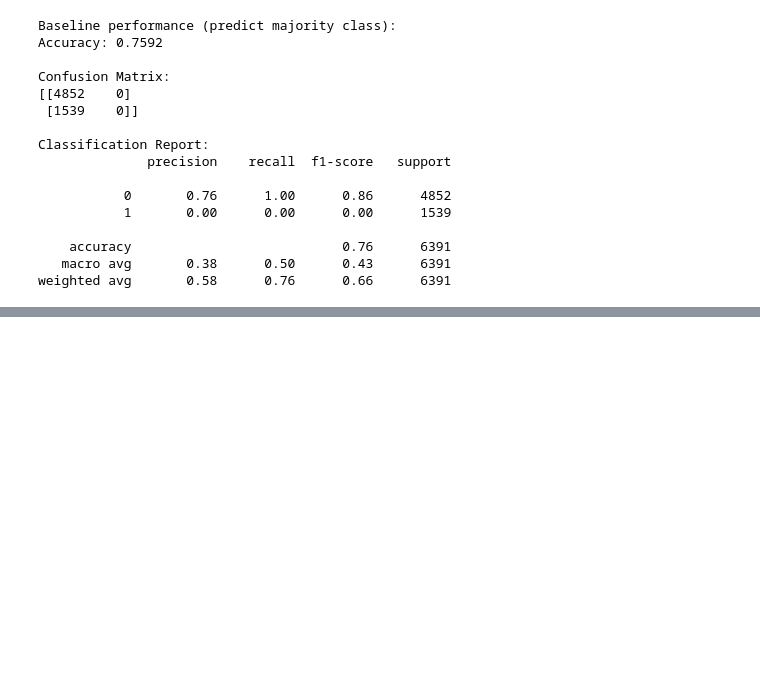
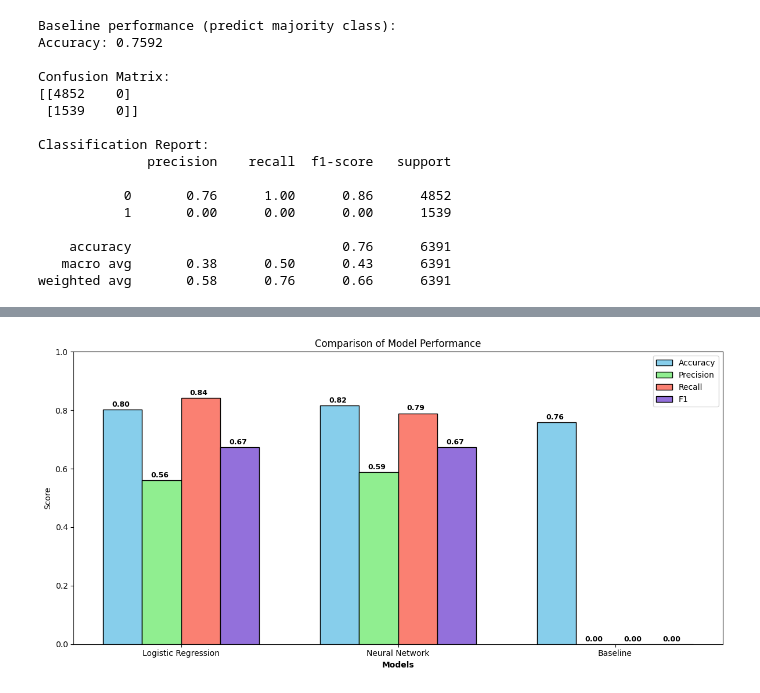
Before and after one commit to ggoel3/DS_Adult_Income, a Jupyter notebook: DataWorkflow_Adult_Census_Income.ipynb, the cells around one changed output, grey strips where cells are left out. Drawn from its saved outputs; the diff is of its cells as text; code cells hidden in the pictures; blank space fills up the shorter version.

Commit message:
Add visualization code

```diff
--- a/DataWorkflow_Adult_Census_Income.ipynb
+++ b/DataWorkflow_Adult_Census_Income.ipynb
@@ -608,0 +585,77 @@ imbalanced-learn version: 0.13.0
+# %%
+########## MODEL COMPARISON VISUALIZATION ##########
+
+
+# Define metrics as a list of dicts for each model
+results = [
+    {
+        'model': 'Logistic Regression',
+        'accuracy': 0.8025,
+        'precision': 0.5598,
+        'recall': 0.8428,
+        'f1': 0.6727
+    },
+    {
+        'model': 'Neural Network',
+        'accuracy': 0.8163,
+        'precision': 0.5884,
+        'recall': 0.7895,
+        'f1': 0.6743
+    },
+    {
+        'model': 'Baseline',
+        'accuracy': 0.7592,
+        'precision': 0.0000,
+        'recall': 0.0000,
+        'f1': 0.0000
+    }
+]
+
+# Extract metric names dynamically
+metric_names = ['accuracy', 'precision', 'recall', 'f1']
+models = [r['model'] for r in results]
+
+# Prepare data for each metric
+metrics_values = {metric: [r[metric] for r in results] for metric in metric_names}
+
+# Bar settings
+bar_width = 0.18
+positions = np.arange(len(models))
+# Compute positions for each metric
+all_positions = [
+    [pos + i*bar_width for pos in positions]
+    for i in range(len(metric_names))
+]
+
+plt.figure(figsize=(12,6))
+
+colors = ['skyblue', 'lightgreen', 'salmon', 'mediumpurple']
+
+# Plot each metric
+for idx, metric in enumerate(metric_names):
+    plt.bar(
+        all_positions[idx],
+        metrics_values[metric],
+        color=colors[idx],
+        width=bar_width,
+        edgecolor='black',
+        label=metric.capitalize()
+    )
+
+# Add text labels on top of bars
+for idx, metric in enumerate(metric_names):
+    for i, v in enumerate(metrics_values[metric]):
+        plt.text(all_positions[idx][i]-0.05, v+0.01, f"{v:.2f}", fontweight='bold', fontsize=9)
+
+# Labels and title
+plt.xlabel('Models', fontweight='bold')
+plt.ylabel('Score')
+plt.title('Comparison of Model Performance')
+plt.xticks([pos + (bar_width*(len(metric_names)-1)/2) for pos in positions], models)
+plt.ylim(0,1)
+plt.legend()
+plt.tight_layout()
+
+plt.show()
+# %% [output]
+[figure, added]
```
Also changed, not shown: parts of 5 cells of this notebook.
